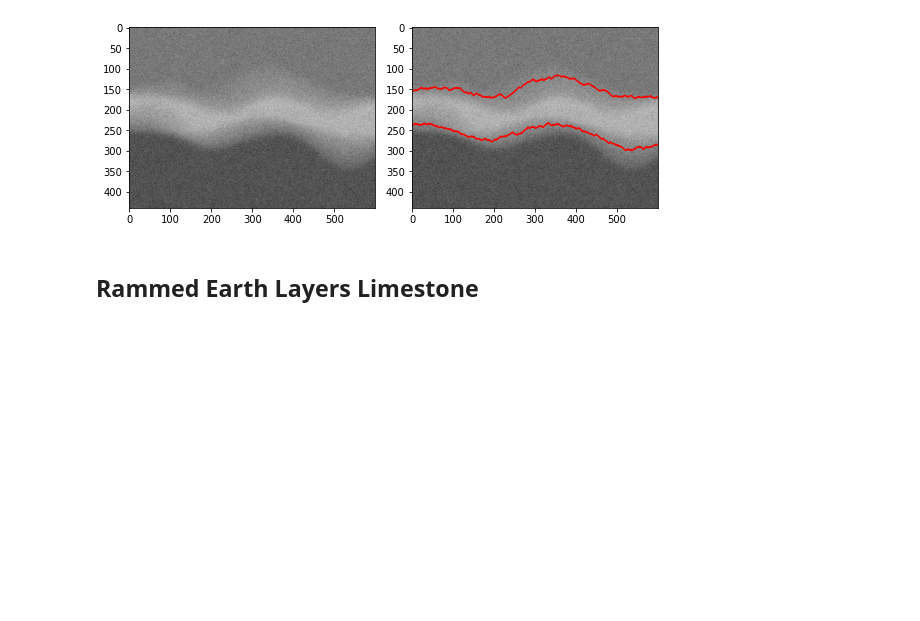
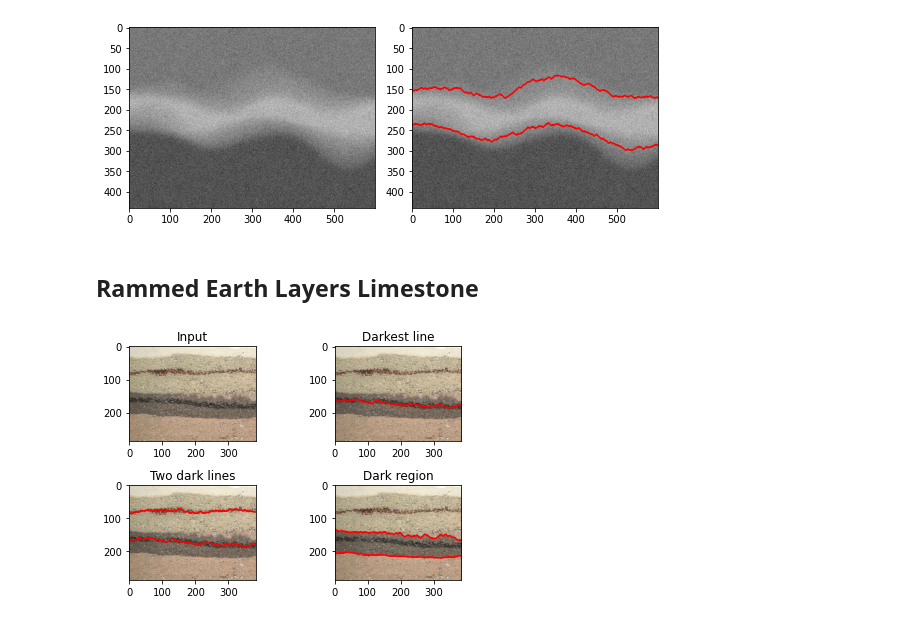
Before and after one commit to wdmdev/02506-advanced-image-analysis, a Jupyter notebook: exercises/week7/ex1.ipynb, the cells around one changed output. Drawn from its saved outputs; the diff is of its cells as text; code cells hidden in the pictures; blank space fills up the shorter version.

```diff
--- a/exercises/week7/ex1.ipynb
+++ b/exercises/week7/ex1.ipynb
@@ -112,3 +112,68 @@ plt.show()
 [figure]
 # %% [markdown]
 ## Rammed Earth Layers Limestone
+# %%
+RGB = skimage.io.imread(os.path.join('data', 'rammed-earth-layers-limestone.jpg')).astype(np.int32)
+
+fig, ax = plt.subplots(2,2)
+ax[0,0].imshow(RGB)
+I = np.mean(RGB, axis=2)
+ax[0,0].set_title('Input')
+
+#%% SETTINGS FOR GEOMETRIC CONSTRAINS
+delta = 1 # smoothness very constrained, try also 3 to see less smoothness
+
+#%% DARKEST LINE
+layer = slgbuilder.GraphObject(I)
+helper = slgbuilder.MaxflowBuilder()
+helper.add_object(layer)
+helper.add_layered_boundary_cost()
+helper.add_layered_smoothness(delta=delta, wrap=False)
+
+helper.solve()
+segmentation = helper.what_segments(layer)
+segmentation_line = segmentation.shape[0] - np.argmax(segmentation[::-1,:], axis=0) - 1
+
+ax[0,1].imshow(RGB)
+ax[0,1].plot(segmentation_line, 'r')
+ax[0,1].set_title('Darkest line')
+
+#%% TWO DARK LINES
+layers = [slgbuilder.GraphObject(I),slgbuilder.GraphObject(I)]
+helper = slgbuilder.MaxflowBuilder()
+helper.add_objects(layers)
+helper.add_layered_boundary_cost()
+helper.add_layered_smoothness(delta=delta, wrap=False)
+helper.add_layered_containment(layers[0], layers[1], min_margin=50, max_margin=200)
+
+helper.solve()
+segmentations = [helper.what_segments(l).astype(np.int32) for l in layers]
+segmentation_lines = [s.shape[0] - np.argmax(s[::-1,:], axis=0) - 1 for s in segmentations]
+
+ax[1,0].imshow(RGB)
+for line in segmentation_lines:
+    ax[1,0].plot(line, 'r')
+ax[1,0].set_title('Two dark lines')
+
+#%% DARKEST REGION
+layers = [slgbuilder.GraphObject(0*I), slgbuilder.GraphObject(0*I)] # no on-surface cost
+helper = slgbuilder.MaxflowBuilder()
+helper.add_objects(layers)
+helper.add_layered_boundary_cost()
+helper.add_layered_region_cost(layers[0], 255-I, I)
+helper.add_layered_region_cost(layers[1], I, 255-I)
+helper.add_layered_smoothness(delta=delta, wrap=False)
+helper.add_layered_containment(layers[0], layers[1], min_margin=1, max_margin=200)
+
+helper.solve()
+segmentations = [helper.what_segments(l).astype(np.int32) for l in layers]
+segmentation_lines = [s.shape[0] - np.argmax(s[::-1,:], axis=0) - 1 for s in segmentations]
+
+ax[1,1].imshow(RGB)
+for line in segmentation_lines:
+    ax[1,1].plot(line, 'r')
+ax[1,1].set_title('Dark region')
+plt.tight_layout()
+plt.show()
+# %% [output]
+[figure, added]
```
Also changed, not shown: 1 other file.
